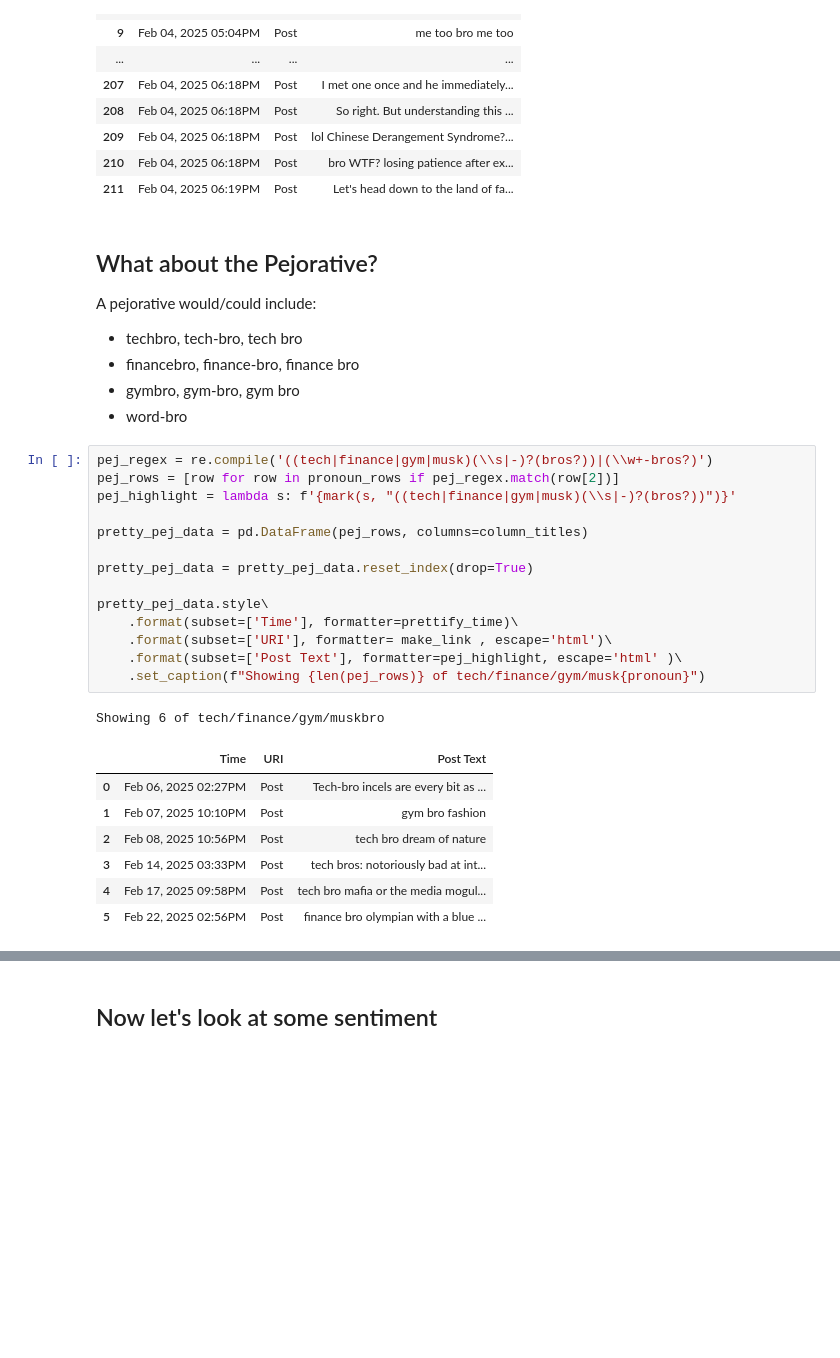
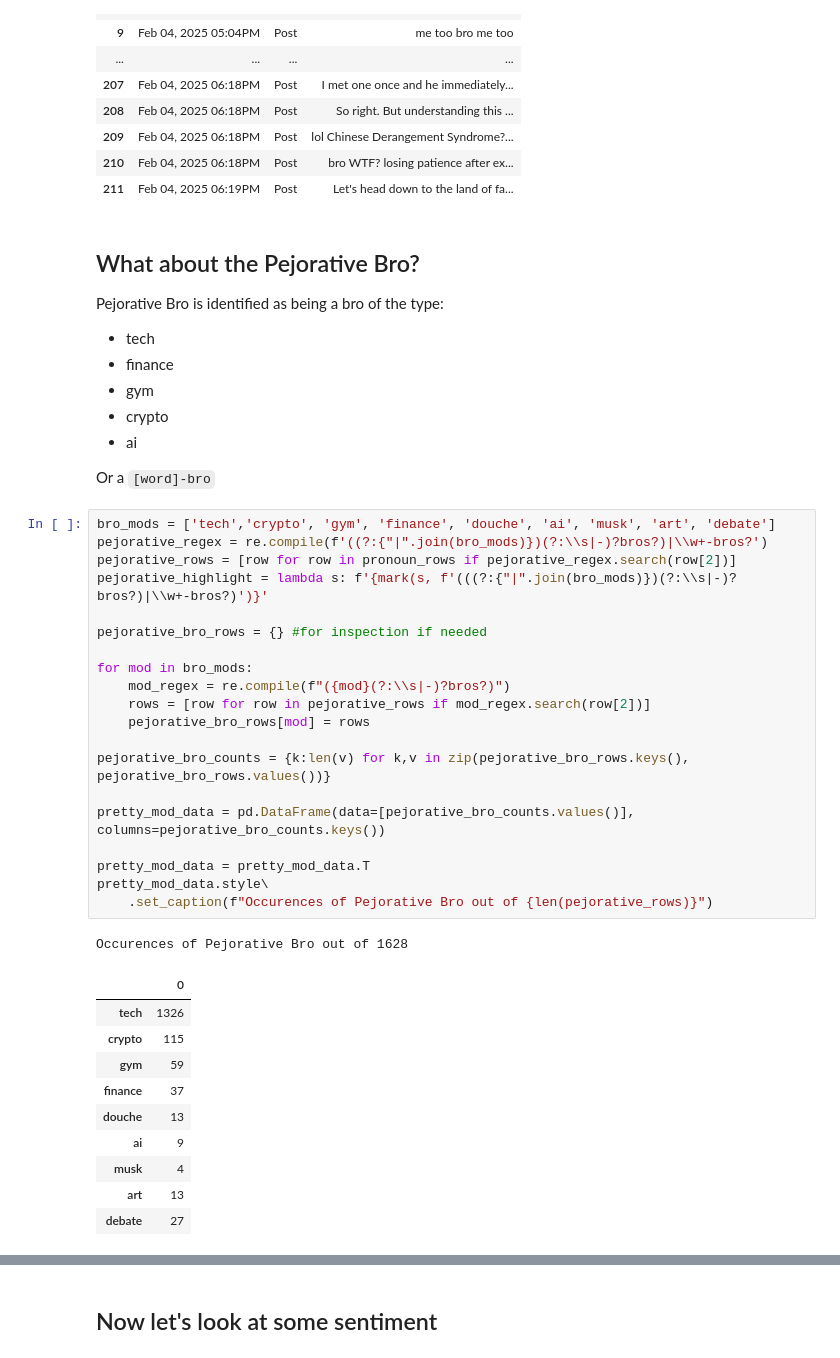
Before and after one commit to paceaux/social-pronouns, a Jupyter notebook: bro.ipynb, the cells around one changed output, grey strips where cells are left out. Cells and saved outputs as stored; diff of their text form; blank space fills up the shorter version.

Commit message:
adds data about pejorative bro

```diff
--- a/bro.ipynb
+++ b/bro.ipynb
@@ -109,33 +109,45 @@ Showing 212 of 21290 instances of bro
 | 210 | Feb 04, 2025 06:18PM | Post | bro WTF? losing patience after ex... |
 | 211 | Feb 04, 2025 06:19PM | Post | Let's head down to the land of fa... |
 # %% [markdown]
-## What about the Pejorative?
-A pejorative would/could include:
+## What about the Pejorative Bro?
+Pejorative Bro is identified  as being a bro of the type:
 
-* techbro, tech-bro, tech bro
-* financebro, finance-bro, finance bro
-* gymbro, gym-bro, gym bro
-* word-bro
+* tech
+* finance
+* gym
+* crypto
+* ai
+
+Or a `[word]-bro`
 # %%
-pej_regex = re.compile('((tech|finance|gym|musk)(\\s|-)?(bros?))|(\\w+-bros?)')
-pej_rows = [row for row in pronoun_rows if pej_regex.match(row[2])]
-pej_highlight = lambda s: f'{mark(s, "((tech|finance|gym|musk)(\\s|-)?(bros?))")}'
+bro_mods = ['tech','crypto', 'gym', 'finance', 'douche', 'ai', 'musk', 'art', 'debate']
+pejorative_regex = re.compile(f'((?:{"|".join(bro_mods)})(?:\\s|-)?bros?)|\\w+-bros?')
+pejorative_rows = [row for row in pronoun_rows if pejorative_regex.search(row[2])]
+pejorative_highlight = lambda s: f'{mark(s, f'(((?:{"|".join(bro_mods)})(?:\\s|-)?bros?)|\\w+-bros?)')}'
 
-pretty_pej_data = pd.DataFrame(pej_rows, columns=column_titles)
+pejorative_bro_rows = {} #for inspection if needed
 
-pretty_pej_data = pretty_pej_data.reset_index(drop=True)
+for mod in bro_mods:
+    mod_regex = re.compile(f"({mod}(?:\\s|-)?bros?)")
+    rows = [row for row in pejorative_rows if mod_regex.search(row[2])]
+    pejorative_bro_rows[mod] = rows
 
-pretty_pej_data.style\
-    .format(subset=['Time'], formatter=prettify_time)\
-    .format(subset=['URI'], formatter= make_link , escape='html')\
-    .format(subset=['Post Text'], formatter=pej_highlight, escape='html' )\
-    .set_caption(f"Showing {len(pej_rows)} of tech/finance/gym/musk{pronoun}")
+pejorative_bro_counts = {k:len(v) for k,v in zip(pejorative_bro_rows.keys(), pejorative_bro_rows.values())}
+
+pretty_mod_data = pd.DataFrame(data=[pejorative_bro_counts.values()], columns=pejorative_bro_counts.keys())
+
+pretty_mod_data = pretty_mod_data.T
+pretty_mod_data.style\
+    .set_caption(f"Occurences of Pejorative Bro out of {len(pejorative_rows)}")
 # %% [output]
-Showing 6 of tech/finance/gym/muskbro
+Occurences of Pejorative Bro out of 1628
-|  | Time | URI | Post Text |
-| 0 | Feb 06, 2025 02:27PM | Post | Tech-bro incels are every bit as ... |
-| 1 | Feb 07, 2025 10:10PM | Post | gym bro fashion |
-| 2 | Feb 08, 2025 10:56PM | Post | tech bro dream of nature |
-| 3 | Feb 14, 2025 03:33PM | Post | tech bros: notoriously bad at int... |
-| 4 | Feb 17, 2025 09:58PM | Post | tech bro mafia or the media mogul... |
-| 5 | Feb 22, 2025 02:56PM | Post | finance bro olympian with a blue ... |
+|  | 0 |
+| tech | 1326 |
+| crypto | 115 |
+| gym | 59 |
+| finance | 37 |
+| douche | 13 |
+| ai | 9 |
+| musk | 4 |
+| art | 13 |
+| debate | 27 |
```
Also changed, not shown: parts of 1 cell of this notebook.
